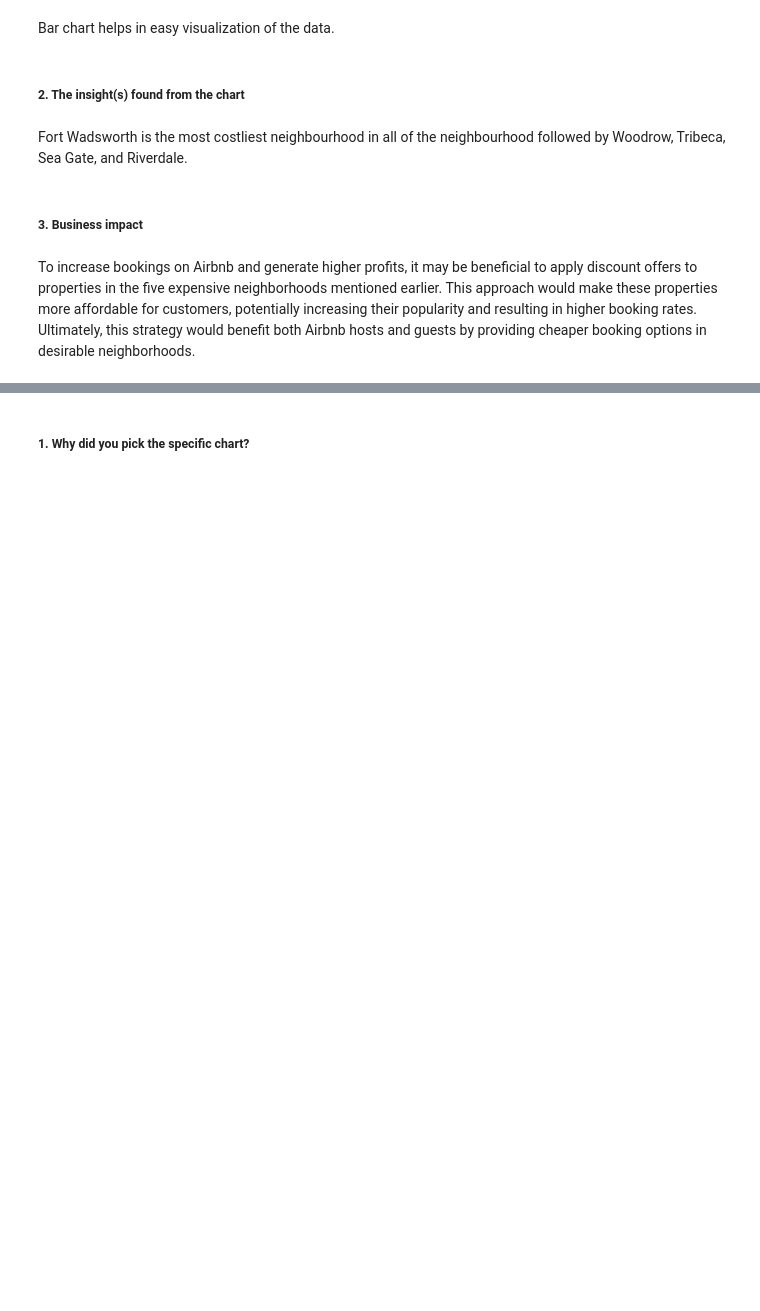
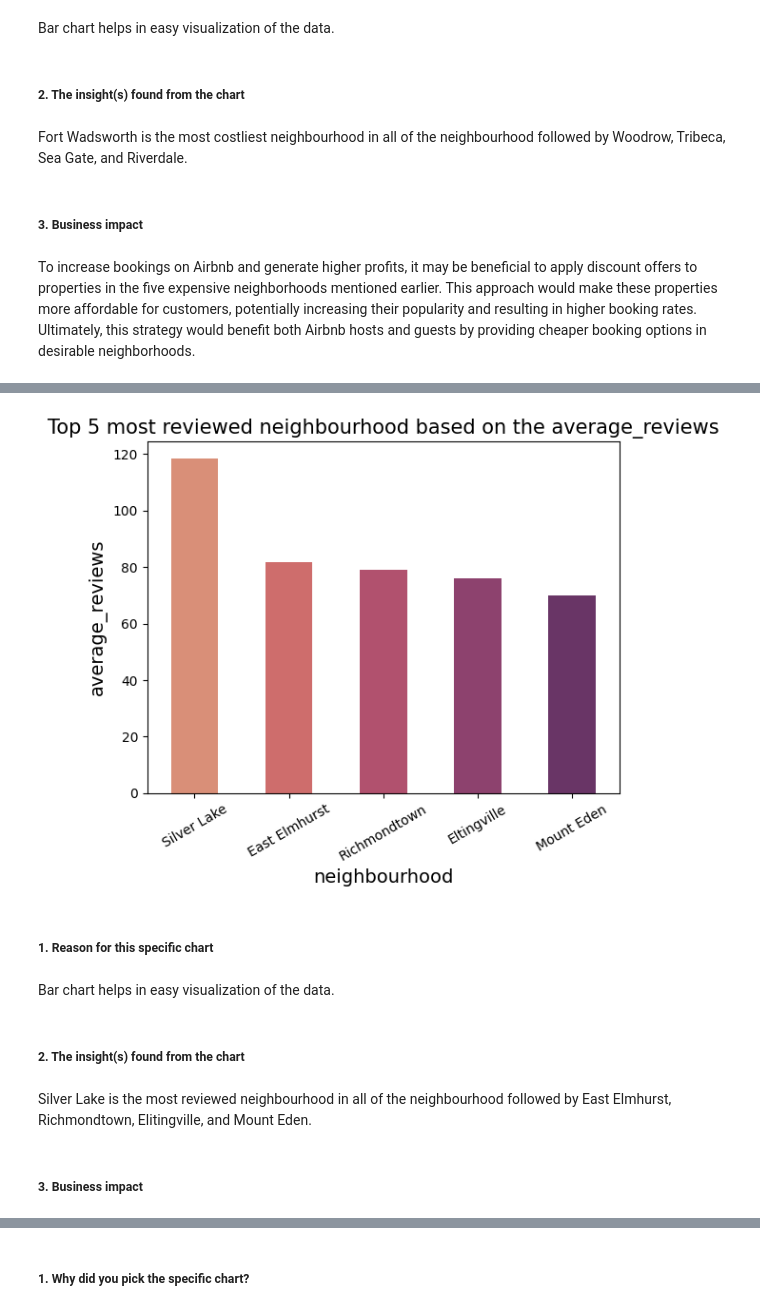
Before and after one commit to praveen-kumar-maurya/Airbnb-bookings-analysis-Capstone-project---1-, a Jupyter notebook: Capstone_Project_1_(Airbnb_Bookings_Analysis).ipynb, the cells around one changed output, grey strips where cells are left out. Saved outputs shown, nothing was run; the diff lists cells and outputs as text; code cells hidden in the pictures; blank space fills up the shorter version.

```diff
--- a/Capstone_Project_1_(Airbnb_Bookings_Analysis).ipynb
+++ b/Capstone_Project_1_(Airbnb_Bookings_Analysis).ipynb
@@ -1450,0 +1622,7 @@ To increase bookings on Airbnb and generate higher profits, it may be beneficial
+# %%
+# Calculating top 5 average number of reviews of all the properties in a neighbourhood
+
+neighbourhood_avg_reviews = airbnb.groupby(['neighbourhood'])['number_of_reviews'].mean().reset_index().rename(columns={'number_of_reviews':'average_reviews'}).sort_values('average_reviews', ascending = False).head(5)
+neighbourhood_avg_reviews.reset_index(drop = True, inplace = True)
+neighbourhood_avg_reviews.index += 1
+neighbourhood_avg_reviews
@@ -1450,0 +1636,38 @@ To increase bookings on Airbnb and generate higher profits, it may be beneficial
+# %%
+# Chart - 16 visualization code
+
+# creating the barplot with Seaborn
+sns.barplot(x= 'neighbourhood',
+            y='average_reviews',
+            data = neighbourhood_avg_reviews,
+            palette= 'flare',
+            width = 0.5
+            )
+
+
+# setting plot title and labels
+plt.title('Top 5 most reviewed neighbourhood based on the average_reviews', fontsize = 15)
+plt.xlabel('neighbourhood', fontsize = 14)
+plt.ylabel('average_reviews', fontsize = 14)
+
+# changing fontsize of tick labels
+plt.tick_params(axis='x', labelsize=10)
+plt.tick_params(axis='y', labelsize=10)
+
+# rotate x-axis labels
+plt.xticks(rotation= 30)
+
+# display plot
+plt.show()
+# %% [output]
+[figure, added]
+# %% [markdown]
+##### 1. Reason for this specific chart
+# %% [markdown]
+Bar chart helps in easy visualization of the data.
+# %% [markdown]
+##### 2. The insight(s) found from the chart
+# %% [markdown]
+Silver Lake is the most reviewed neighbourhood in all of the neighbourhood followed by East Elmhurst, Richmondtown, Elitingville, and Mount Eden.
+# %% [markdown]
+##### 3. Business impact
```
Also changed, not shown: parts of 49 cells of this notebook.
